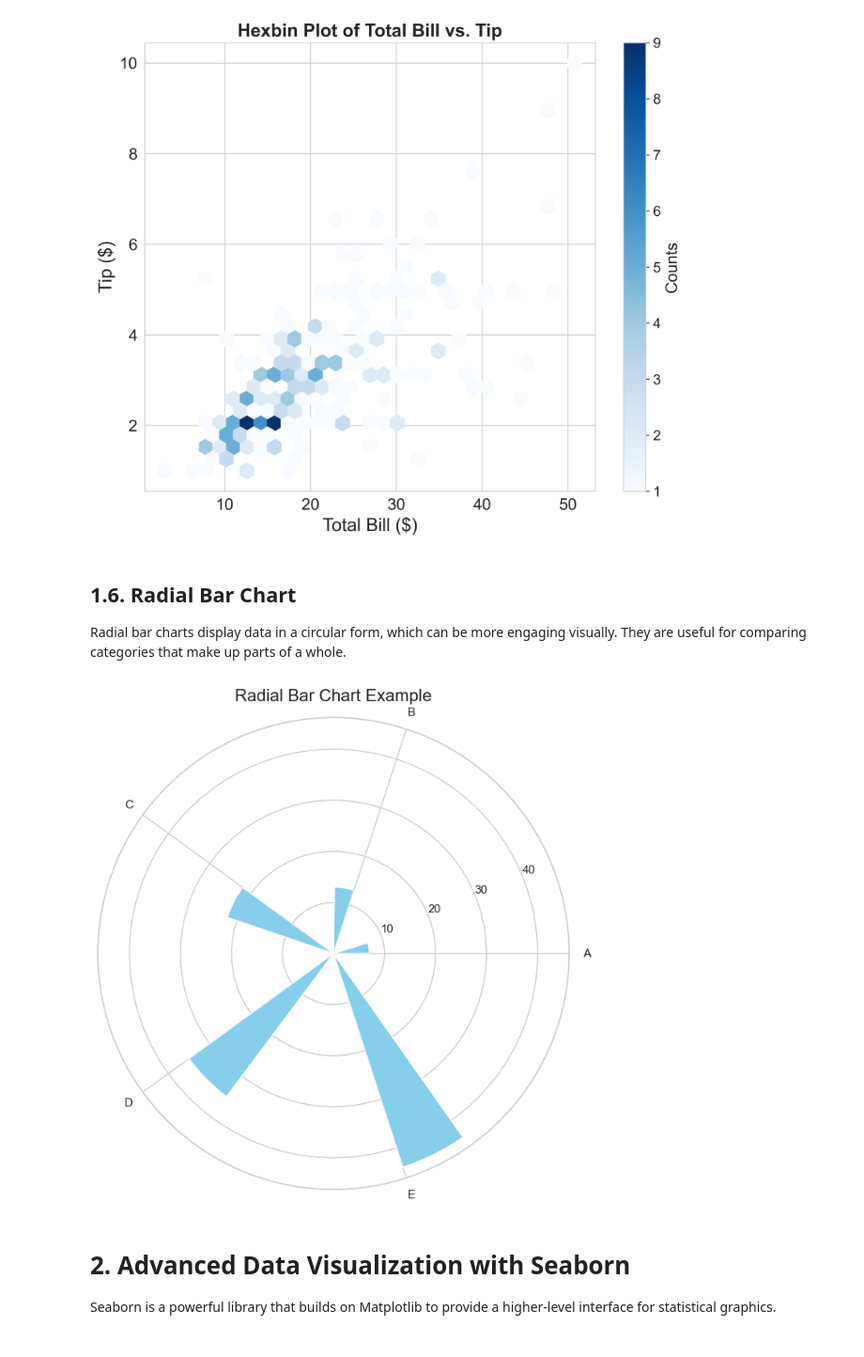
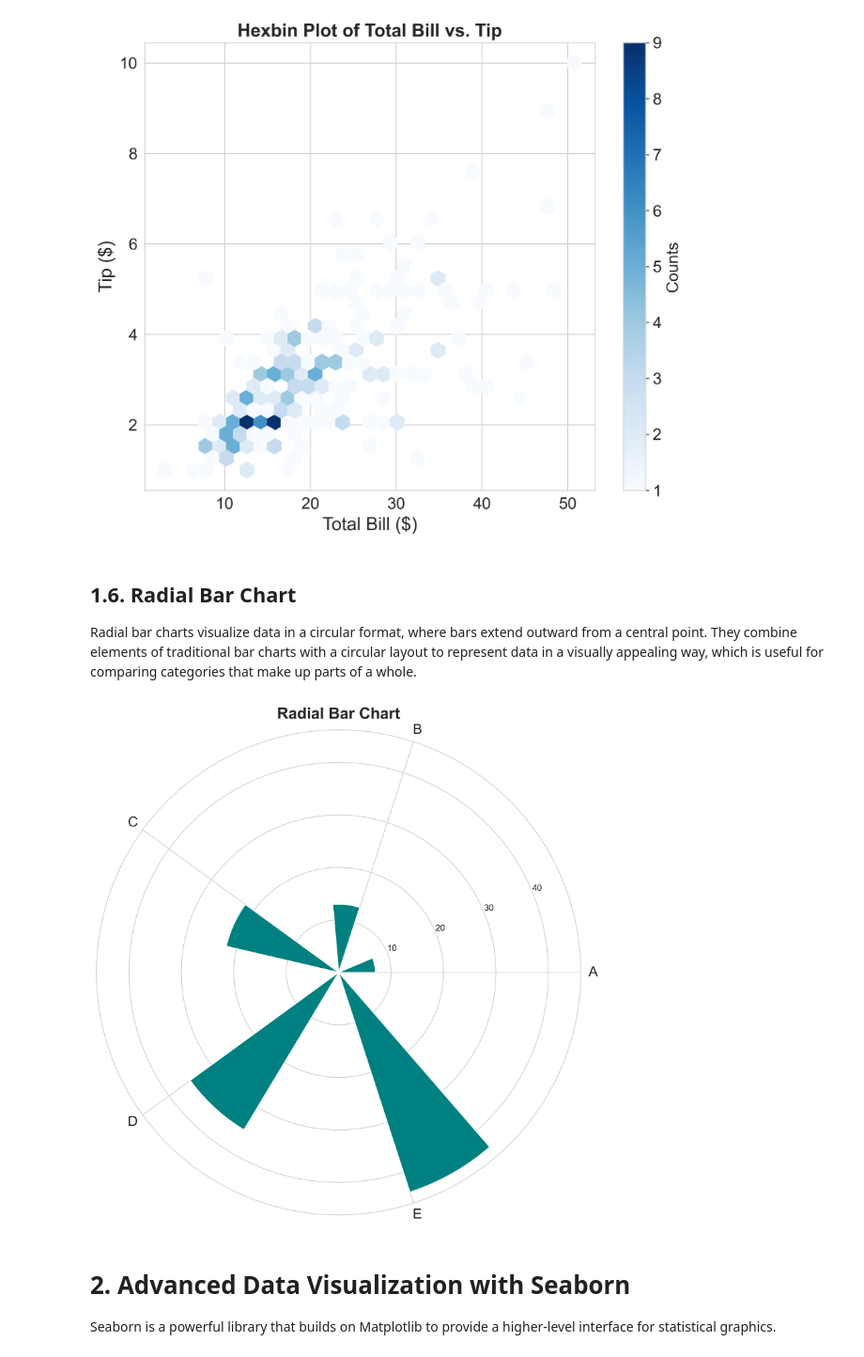
Before and after one commit to extaraordinary/data_visualization, a Jupyter notebook: data_visualization_notebook.ipynb, the cells around one changed output. Shown at 94% size. Cells and saved outputs as stored; diff of their text form; code cells hidden in the pictures.

Commit message:
Further increased plot qualities

```diff
--- a/data_visualization_notebook.ipynb
+++ b/data_visualization_notebook.ipynb
@@ -181,21 +181,19 @@ plt.show()
 # %% [markdown]
 ## 1.6. Radial Bar Chart
 
-Radial bar charts display data in a circular form, which can be more engaging visually. They are useful for comparing categories that make up parts of a whole.
+Radial bar charts visualize data in a circular format, where bars extend outward from a central point. They combine elements of traditional bar charts with a circular layout to represent data in a visually appealing way, which is useful for comparing categories that make up parts of a whole.
 # %%
-# Data
 values = [7, 13, 22, 35, 44]
 categories = ['A', 'B', 'C', 'D', 'E']
 
-# Radial Bar Chart
-fig, ax = plt.subplots(figsize=(8, 8), subplot_kw=dict(polar=True))
-ax.bar(np.linspace(0, 2 * np.pi, len(values), endpoint=False), values, width=0.3, color='skyblue', align='edge')
+fig, ax = plt.subplots(figsize=(10, 10), subplot_kw=dict(polar=True), dpi=300)
+ax.bar(np.linspace(0, 2 * np.pi, len(values), endpoint=False), values, width=0.4, color='teal', align='edge')
 ax.set_xticks(np.linspace(0, 2 * np.pi, len(categories), endpoint=False))
-ax.set_xticklabels(categories)
-plt.title('Radial Bar Chart Example', fontsize=16)
+ax.set_xticklabels(categories, fontsize=16)
+plt.title('Radial Bar Chart', fontsize=18, weight='bold')
 plt.show()
 # %% [output]
-[figure, old version]
+[figure, new version]
 # %% [markdown]
 # **2. Advanced Data Visualization with Seaborn**
 
```
Also changed, not shown: parts of 3 cells of this notebook.
